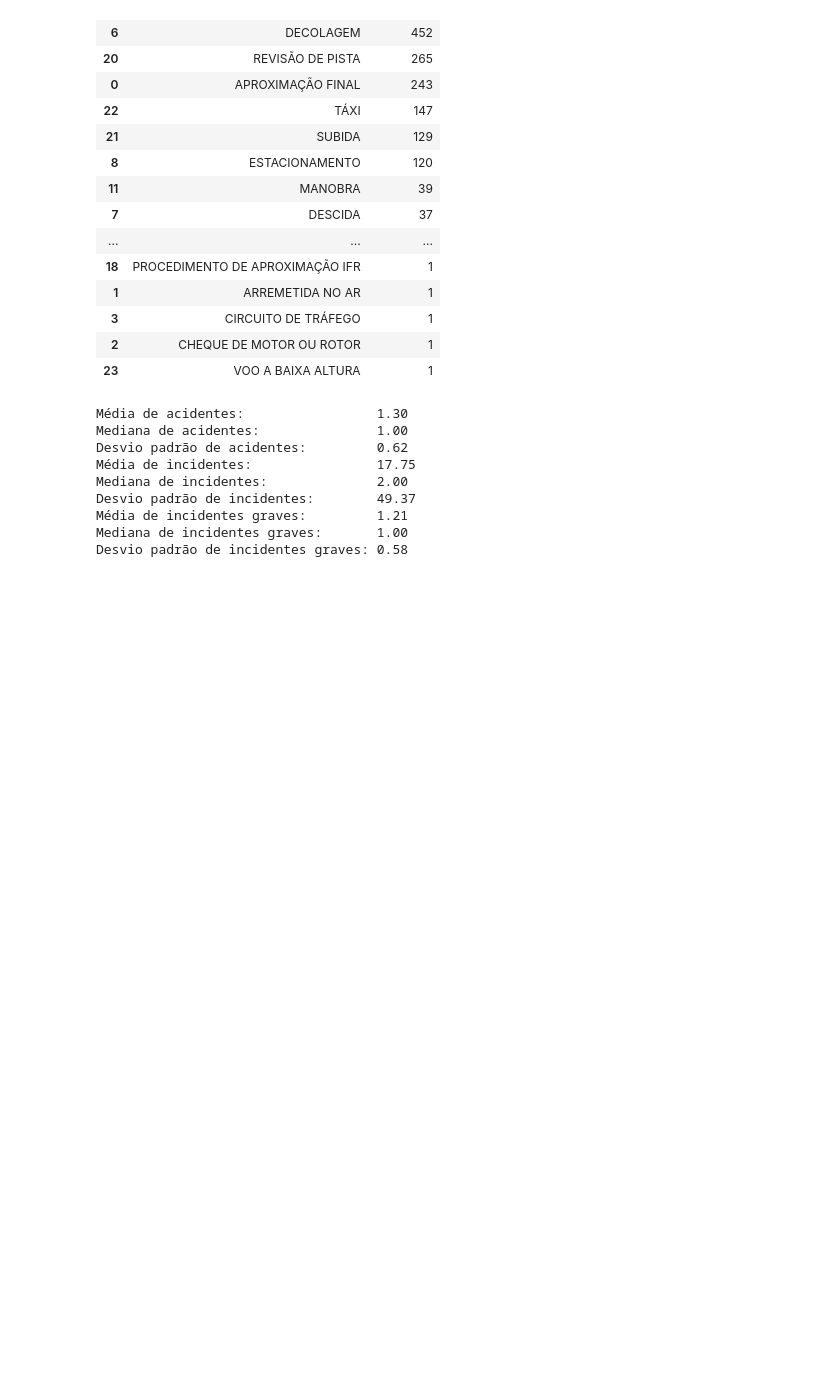
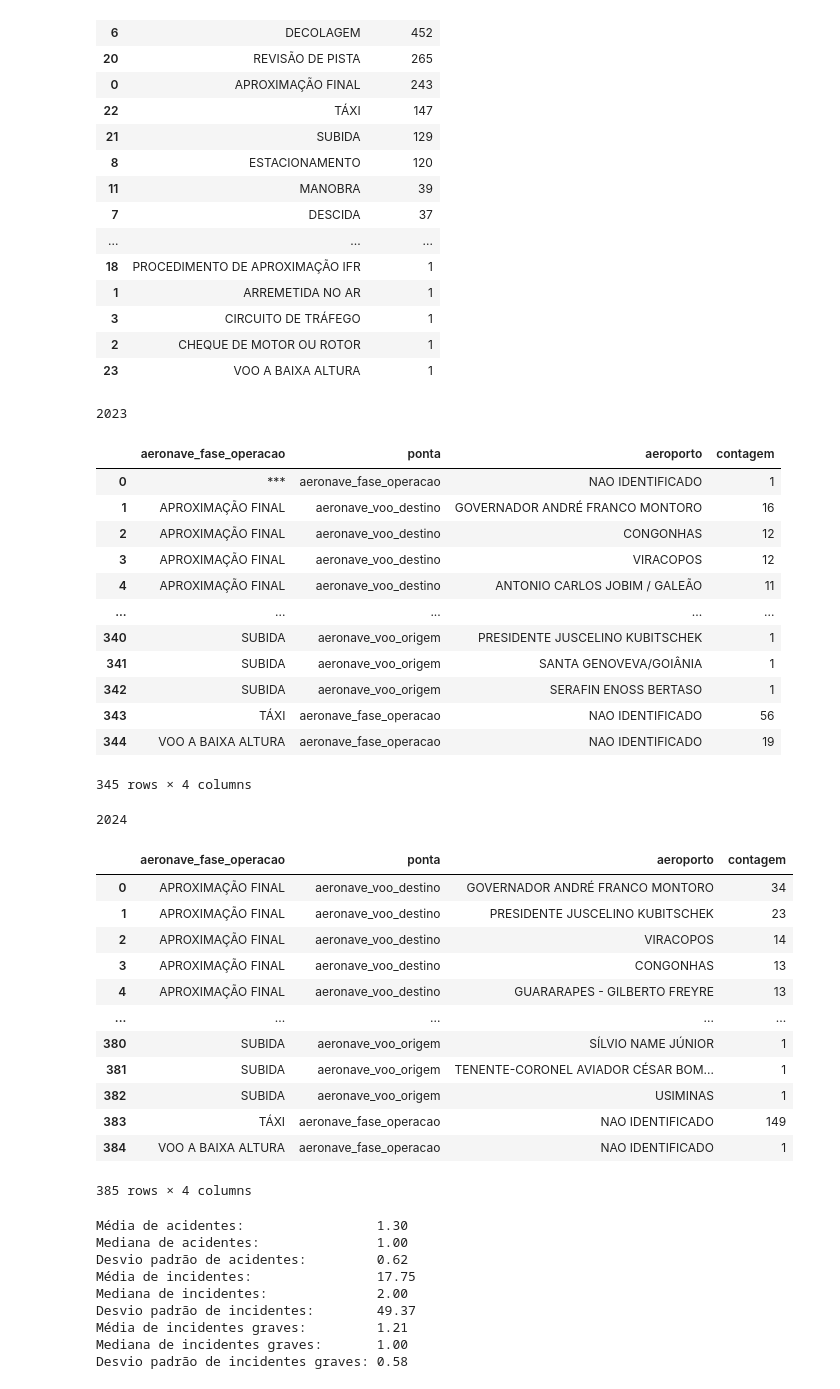
Before and after one commit to fmariane/sprint1-mvp, a Jupyter notebook: source/mvp.ipynb, the cells around one changed output. Drawn from its saved outputs; the diff is of its cells as text; code cells hidden in the pictures; blank space fills up the shorter version.

```diff
--- a/source/mvp.ipynb
+++ b/source/mvp.ipynb
@@ -295,13 +333,82 @@ display(contagem_ocorrencias_por_fase_2024)
 | 2 | CHEQUE DE MOTOR OU ROTOR | 1 |
 | 23 | VOO A BAIXA ALTURA | 1 |
 # %%
-from collections import defaultdict
 import json
 with open(Path('source/utils/map_fase_airport.json') if Path('source/utils').is_dir() else Path('utils/map_fase_airport.json'), encoding='utf-8') as f:
     fase_para_ponta = json.load(f)
 
 contagem_ocorrencias_por_fase_2023['ponta'] = contagem_ocorrencias_por_fase_2023['aeronave_fase_operacao'].map(fase_para_ponta)
 contagem_ocorrencias_por_fase_2024['ponta'] = contagem_ocorrencias_por_fase_2024['aeronave_fase_operacao'].map(fase_para_ponta)
+
+_aeronave_aeroportos = df_aeronave[
+    ['codigo_ocorrencia2', 'aeronave_fase_operacao', 'aeronave_voo_origem', 'aeronave_voo_destino']
+].drop_duplicates()
+
+def _build_fase_aeroporto(df_com_fase):
+    df = df_com_fase.merge(
+        _aeronave_aeroportos,
+        on=['codigo_ocorrencia2', 'aeronave_fase_operacao'],
+        how='left'
+    ).copy()
+
+    df['ponta'] = df['aeronave_fase_operacao'].map(fase_para_ponta)
+
+    def _aeroporto(row):
+        ponta = row['ponta']
+        if ponta == 'aeronave_voo_destino':
+            val = row['aeronave_voo_destino']
+        elif ponta == 'aeronave_voo_origem':
+            val = row['aeronave_voo_origem']
+        else:
+            return 'NAO IDENTIFICADO'
+        return val if pd.notna(val) and str(val).strip() not in ('', '***') else 'NAO IDENTIFICADO'
+
+    df['aeroporto'] = df.apply(_aeroporto, axis=1)
+
+    return (
+        df.groupby(['aeronave_fase_operacao', 'ponta', 'aeroporto'], dropna=False)
+        .size()
+        .reset_index(name='contagem')
+        .sort_values(['aeronave_fase_operacao', 'contagem'], ascending=[True, False])
+        .reset_index(drop=True)
+    )
+
+contagem_fase_aeroporto_2023 = _build_fase_aeroporto(df_ocorrencia_com_fase_2023)
+contagem_fase_aeroporto_2024 = _build_fase_aeroporto(df_ocorrencia_com_fase_2024)
+
+print("2023")
+display(contagem_fase_aeroporto_2023)
+print("2024")
+display(contagem_fase_aeroporto_2024)
+# %% [output]
+2023
+|  | aeronave_fase_operacao | ponta | aeroporto | contagem |
+| 0 | *** | aeronave_fase_operacao | NAO IDENTIFICADO | 1 |
+| 1 | APROXIMAÇÃO FINAL | aeronave_voo_destino | GOVERNADOR ANDRÉ FRANCO MONTORO | 16 |
+| 2 | APROXIMAÇÃO FINAL | aeronave_voo_destino | CONGONHAS | 12 |
+| 3 | APROXIMAÇÃO FINAL | aeronave_voo_destino | VIRACOPOS | 12 |
+| 4 | APROXIMAÇÃO FINAL | aeronave_voo_destino | ANTONIO CARLOS JOBIM / GALEÃO | 11 |
+| ... | ... | ... | ... | ... |
+| 340 | SUBIDA | aeronave_voo_origem | PRESIDENTE JUSCELINO KUBITSCHEK | 1 |
+| 341 | SUBIDA | aeronave_voo_origem | SANTA GENOVEVA/GOIÂNIA | 1 |
+| 342 | SUBIDA | aeronave_voo_origem | SERAFIN ENOSS BERTASO | 1 |
+| 343 | TÁXI | aeronave_fase_operacao | NAO IDENTIFICADO | 56 |
+| 344 | VOO A BAIXA ALTURA | aeronave_fase_operacao | NAO IDENTIFICADO | 19 |
+345 rows × 4 columns
+2024
+|  | aeronave_fase_operacao | ponta | aeroporto | contagem |
+| 0 | APROXIMAÇÃO FINAL | aeronave_voo_destino | GOVERNADOR ANDRÉ FRANCO MONTORO | 34 |
+| 1 | APROXIMAÇÃO FINAL | aeronave_voo_destino | PRESIDENTE JUSCELINO KUBITSCHEK | 23 |
+| 2 | APROXIMAÇÃO FINAL | aeronave_voo_destino | VIRACOPOS | 14 |
+| 3 | APROXIMAÇÃO FINAL | aeronave_voo_destino | CONGONHAS | 13 |
+| 4 | APROXIMAÇÃO FINAL | aeronave_voo_destino | GUARARAPES - GILBERTO FREYRE | 13 |
+| ... | ... | ... | ... | ... |
+| 380 | SUBIDA | aeronave_voo_origem | SÍLVIO NAME JÚNIOR | 1 |
+| 381 | SUBIDA | aeronave_voo_origem | TENENTE-CORONEL AVIADOR CÉSAR BOM... | 1 |
+| 382 | SUBIDA | aeronave_voo_origem | USIMINAS | 1 |
+| 383 | TÁXI | aeronave_fase_operacao | NAO IDENTIFICADO | 149 |
+| 384 | VOO A BAIXA ALTURA | aeronave_fase_operacao | NAO IDENTIFICADO | 1 |
+385 rows × 4 columns
 # %%
 #analise estatistica descritiva do numero de ocorrencias por cidade. Media, mediana e desvio padrão
 media_acidentes = df_acidentes_cidade['contagem'].mean()
```
Also changed, not shown: parts of 16 cells of this notebook, 2 other files.
